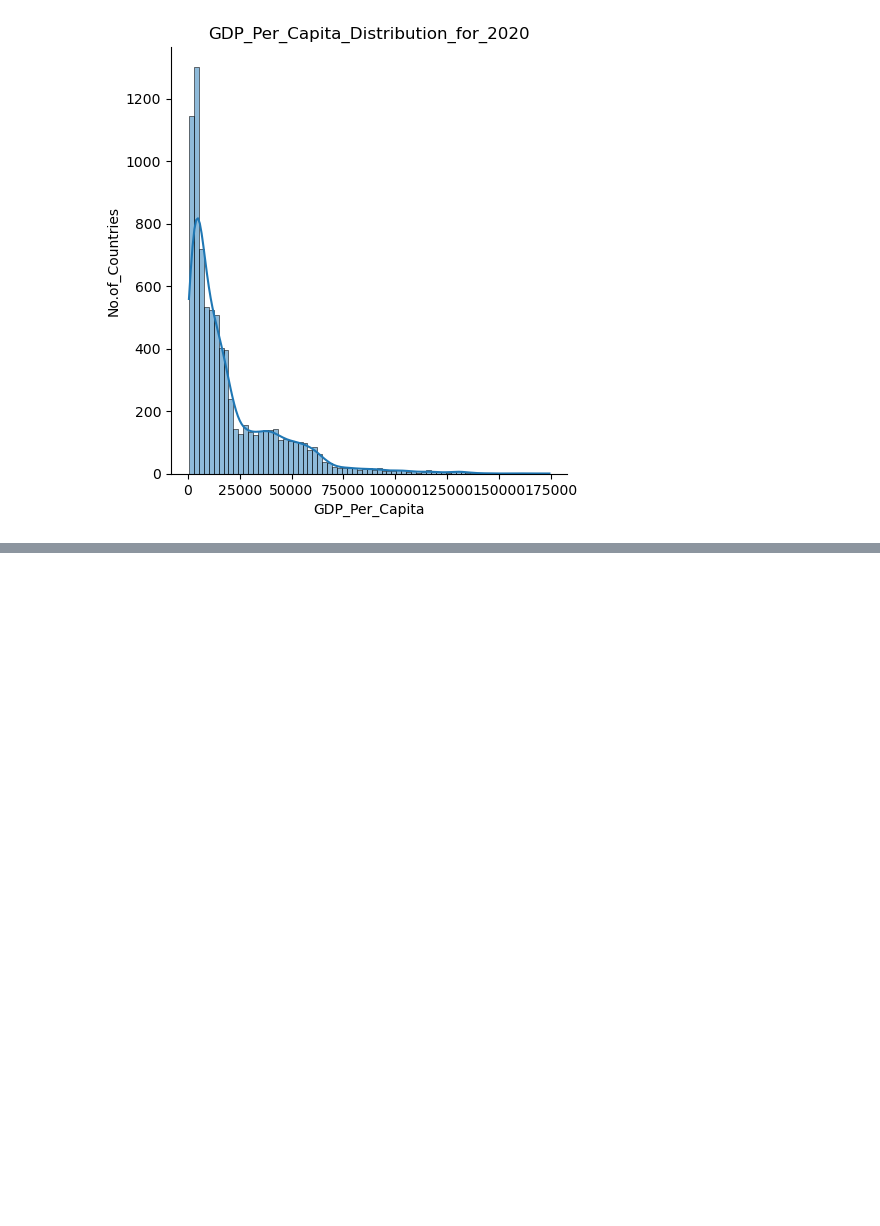
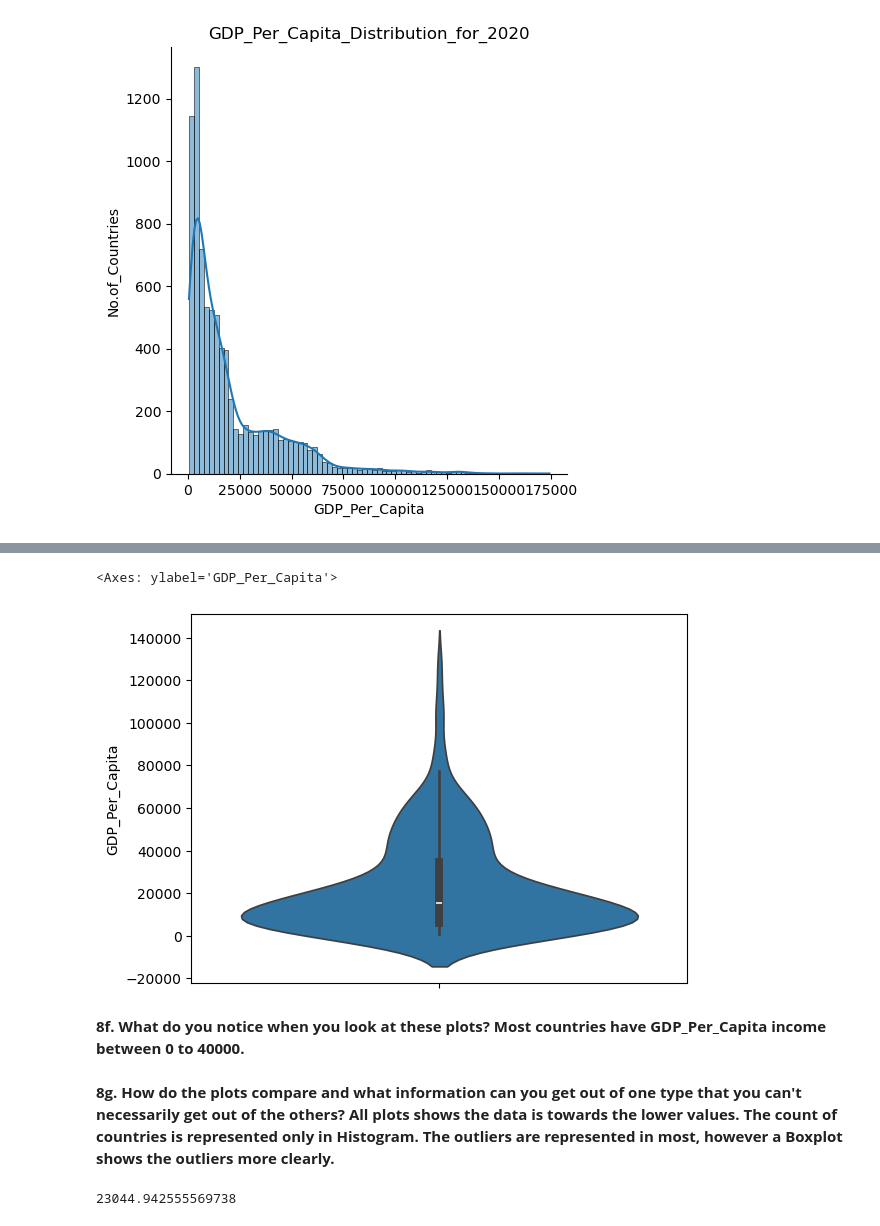
Before and after one commit to NSS-Data-Analytics-Cohort-16/da16-python-gdp-and-internet-use-analysis-janvimehendale, a Jupyter notebook: notebooks/gdp_internetuse.ipynb, the cells around one changed output, grey strips where cells are left out. Saved outputs shown, nothing was run; the diff lists cells and outputs as text; code cells hidden in the pictures; blank space fills up the shorter version.

```diff
--- a/notebooks/gdp_internetuse.ipynb
+++ b/notebooks/gdp_internetuse.ipynb
@@ -282,2 +292,6 @@ plt.show() # Why is bar showing more than 1200, when there are 247 countries?
 # %%
 # 8e. violin plot
+sns.violinplot(y=gdp_2020["GDP_Per_Capita"])
+# %% [output]
+<Axes: ylabel='GDP_Per_Capita'>
+[figure, added]
@@ -286,0 +298,14 @@ plt.show() # Why is bar showing more than 1200, when there are 247 countries?
+# %% [markdown]
+**8f. What do you notice when you look at these plots?
+Most countries have GDP_Per_Capita income between 0 to 40000.**
+# %% [markdown]
+**8g. How do the plots compare and what information can you get out of one type that you can't necessarily get out of the others?
+All plots shows the data is towards the lower values.
+The count of countries is represented only in Histogram.
+The outliers are represented in most, however a Boxplot shows the outliers more clearly.**
+# %%
+# 9. What was the median GDP per capita value in 2020?
+gdp_2020_mean = gdp_2020["GDP_Per_Capita"].mean()
+print(gdp_2020_mean)
+# %% [output]
+23044.942555569738
```
Also changed, not shown: parts of 7 cells of this notebook.
